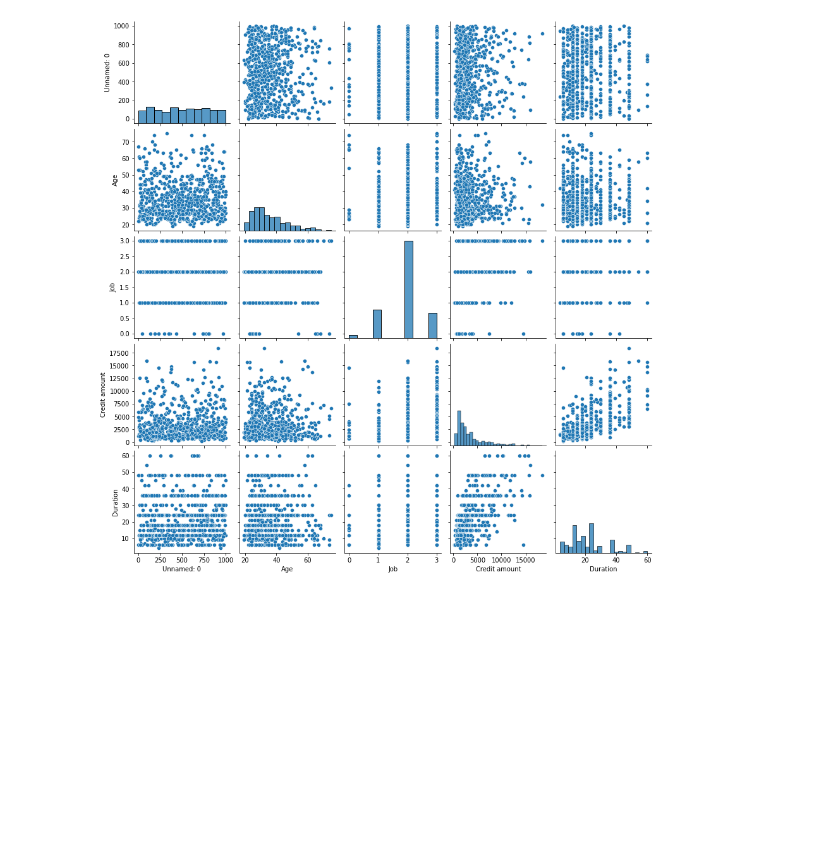
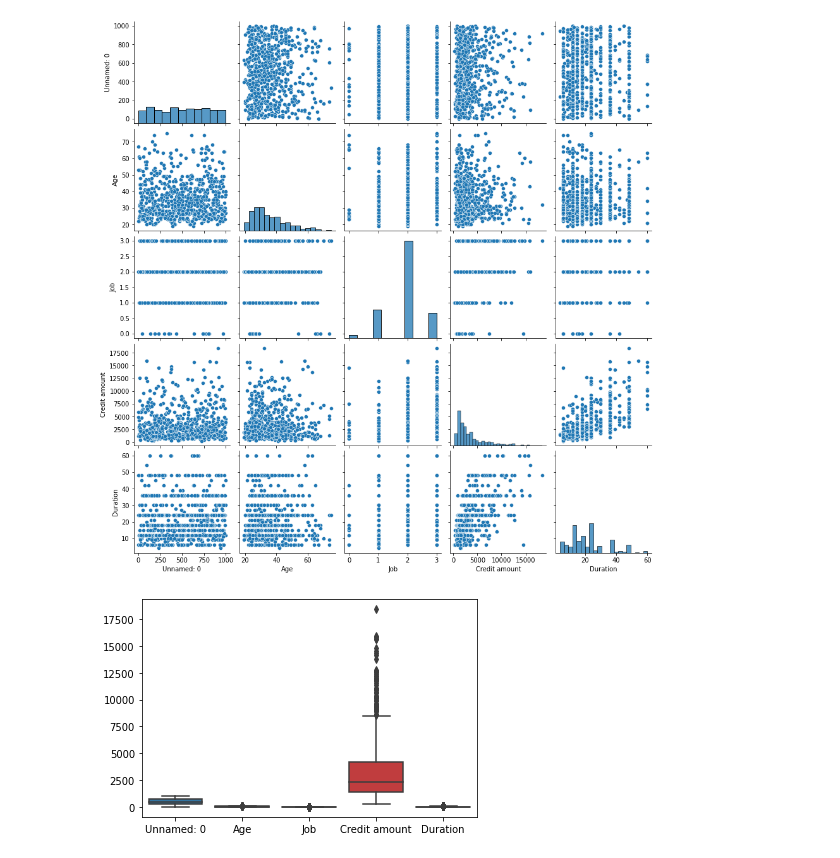
Before and after one commit to GabrielUSAIA/credit_model, a Jupyter notebook: notebooks/Model_1.ipynb, the cells around one changed output. Drawn from its saved outputs; the diff is of its cells as text; code cells hidden in the pictures; blank space fills up the shorter version.

```diff
--- a/notebooks/Model_1.ipynb
+++ b/notebooks/Model_1.ipynb
@@ -41,4 +42,7 @@ sns.pairplot(train)
 <seaborn.axisgrid.PairGrid at 0x...>
 [figure]
 # %%
-sns.countplot(x=)
+sns.boxplot(data=train)
+plt.show()
+# %% [output]
+[figure, added]
```
Also changed, not shown: parts of 17 cells of this notebook.
